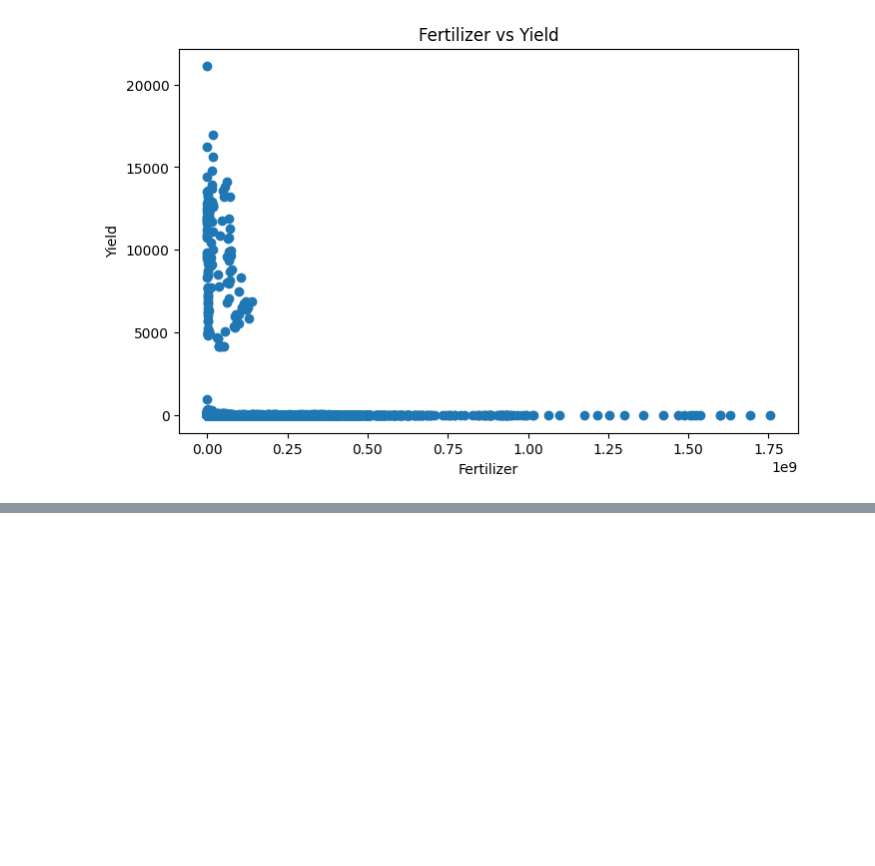
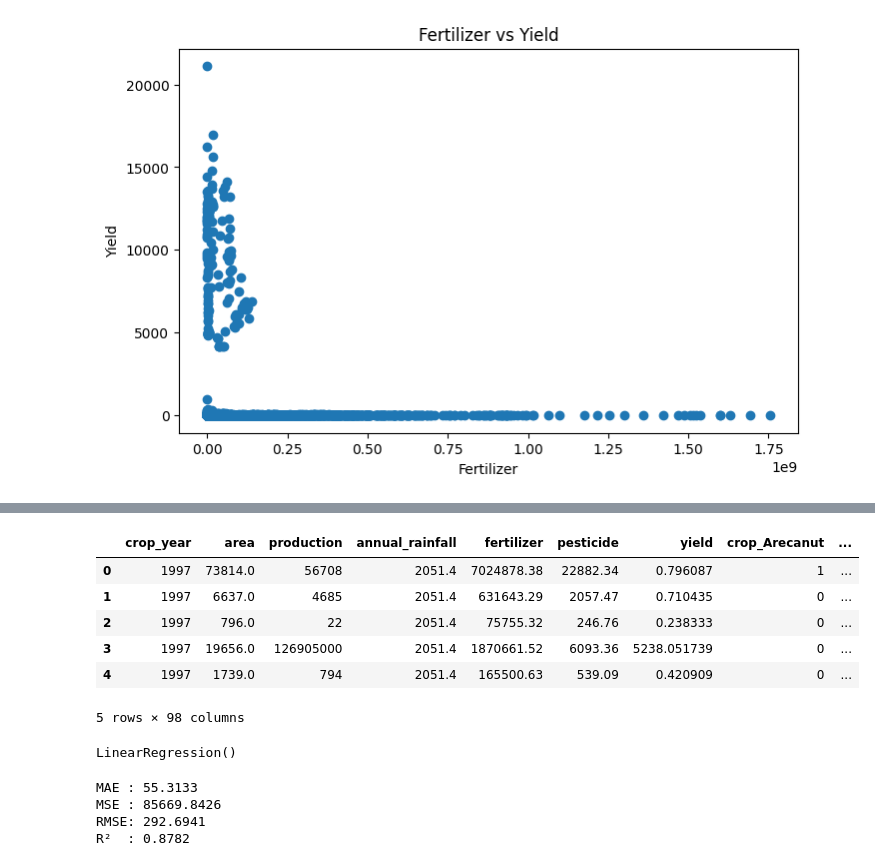
Before and after one commit to isabel0803/MLM_In_prod_group_project, a Jupyter notebook: bharat_farming/exploration/p1.ipynb, the cells around one changed output, grey strips where cells are left out. Cells and saved outputs as stored; diff of their text form; code cells hidden in the pictures; blank space fills up the shorter version.

Commit message:
Set the model baseline

```diff
--- a/bharat_farming/exploration/p1.ipynb
+++ b/bharat_farming/exploration/p1.ipynb
@@ -137,0 +170,15 @@ plt.show()
+# %%
+# Set to lower case for consistency
+df_base.columns = [col.lower() for col in df_base.columns]
+# %%
+# transform categorical variables using one-hot encoding 0 and 1
+df_encoded = pd.get_dummies(df_base, drop_first=False, dtype=int)
+df_encoded.head()
+# %% [output]
+|  | crop_year | area | production | annual_rainfall | fertilizer | pesticide | yield | crop_Arecanut | ... |
+| 0 | 1997 | 73814.0 | 56708 | 2051.4 | 7024878.38 | 22882.34 | 0.796087 | 1 | ... |
+| 1 | 1997 | 6637.0 | 4685 | 2051.4 | 631643.29 | 2057.47 | 0.710435 | 0 | ... |
+| 2 | 1997 | 796.0 | 22 | 2051.4 | 75755.32 | 246.76 | 0.238333 | 0 | ... |
+| 3 | 1997 | 19656.0 | 126905000 | 2051.4 | 1870661.52 | 6093.36 | 5238.051739 | 0 | ... |
+| 4 | 1997 | 1739.0 | 794 | 2051.4 | 165500.63 | 539.09 | 0.420909 | 0 | ... |
+5 rows × 98 columns
@@ -137,0 +201,6 @@ plt.show()
+# %%
+# Training a Linear Regression model baseline
+model = LinearRegression()
+model.fit(X_train, y_train)
+# %% [output]
+LinearRegression()
@@ -137,0 +210,15 @@ plt.show()
+# %%
+mae = mean_absolute_error(y_test, y_pred)
+mse = mean_squared_error(y_test, y_pred)
+rmse = np.sqrt(mse)
+r2 = r2_score(y_test, y_pred)
+
+print(f"MAE : {mae:.4f}")
+print(f"MSE : {mse:.4f}")
+print(f"RMSE: {rmse:.4f}")
+print(f"R²  : {r2:.4f}")
+# %% [output]
+MAE : 55.3133
+MSE : 85669.8426
+RMSE: 292.6941
+R²  : 0.8782
```
Also changed, not shown: parts of 9 cells of this notebook.
